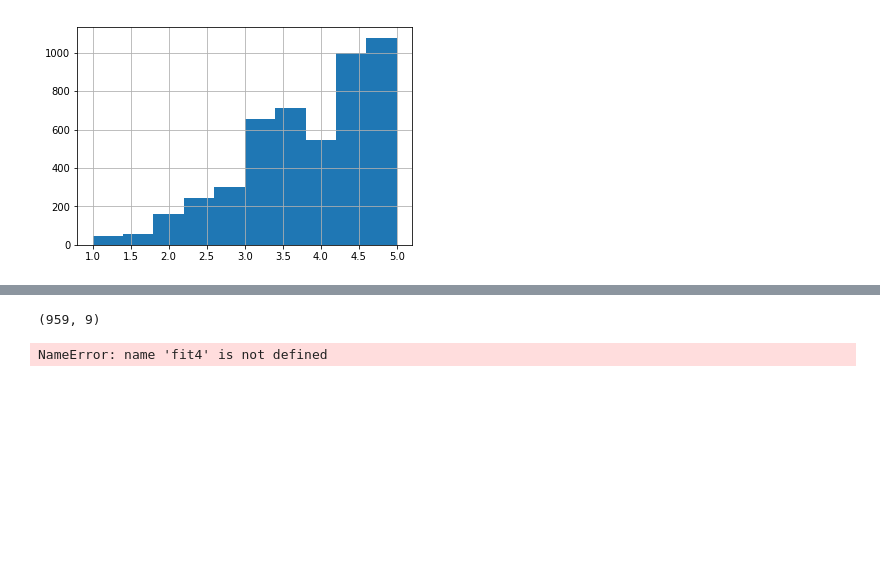
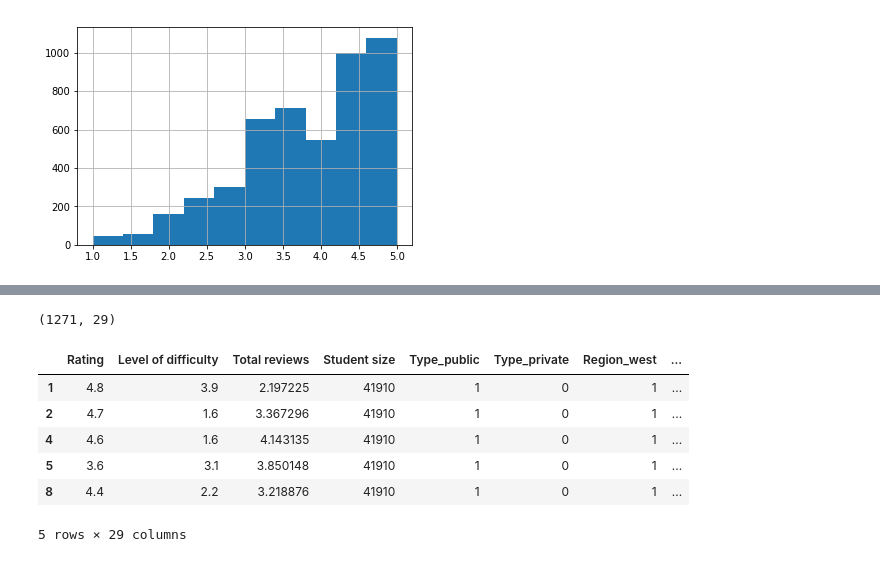
Before and after one commit to xzhou110/ratemyprofessordotcom, a Jupyter notebook: data_clean_up.ipynb, the cells around one changed output, grey strips where cells are left out. Drawn from its saved outputs; the diff is of its cells as text; code cells hidden in the pictures; blank space fills up the shorter version.

Commit message:
updated and cleaned up

```diff
--- a/data_clean_up.ipynb
+++ b/data_clean_up.ipynb
@@ -638,8 +165,0 @@ Index(['Level of difficulty', 'Accessible outside class', 'Amazing lectures',
-# %%
-X_final.shape
-# %% [output]
-(959, 9)
-# %%
-fit4.resid.plot(style='o', figsize=(12,8));
-# %% [output]
-NameError: name 'fit4' is not defined
@@ -649,0 +166,28 @@ dfs_log.describe()
+# %%
+#save to pickle for efficiency
+
+
+
+filename_berkeley_clean = '/Users/xzhou/github/project_files/project_luther/professor_data_berkeley_cleaned.pkl'
+filename_nyu_clean = '/Users/xzhou/github/project_files/project_luther/professor_data_nyu_cleaned.pkl'
+filename_uf_clean = '/Users/xzhou/github/project_files/project_luther/professor_data_uf_cleaned.pkl'
+
+df_berkeley_clean = dfs_clean.loc['berkeley'].to_pickle(filename_berkeley_clean)
+df_nyu_clean=dfs_clean.loc['nyu'].to_pickle(filename_nyu_clean)
+df_uf_clean=dfs_clean.loc['uf'].to_pickle(filename_uf_clean)
+# %%
+# Validate that files have been appropriately stored
+
+with open (filename_berkeley_clean, 'rb') as picklefile:
+    df_berkeley_clean =pickle.load(picklefile)
+print (df_berkeley_clean.shape)
+df_berkeley_clean.head(5)
+# %% [output]
+(1271, 29)
+|  | Rating | Level of difficulty | Total reviews | Student size | Type_public | Type_private | Region_west | ... |
+| 1 | 4.8 | 3.9 | 2.197225 | 41910 | 1 | 0 | 1 | ... |
+| 2 | 4.7 | 1.6 | 3.367296 | 41910 | 1 | 0 | 1 | ... |
+| 4 | 4.6 | 1.6 | 4.143135 | 41910 | 1 | 0 | 1 | ... |
+| 5 | 3.6 | 3.1 | 3.850148 | 41910 | 1 | 0 | 1 | ... |
+| 8 | 4.4 | 2.2 | 3.218876 | 41910 | 1 | 0 | 1 | ... |
+5 rows × 29 columns
```
Also changed, not shown: parts of 57 cells of this notebook, 1 other file.
